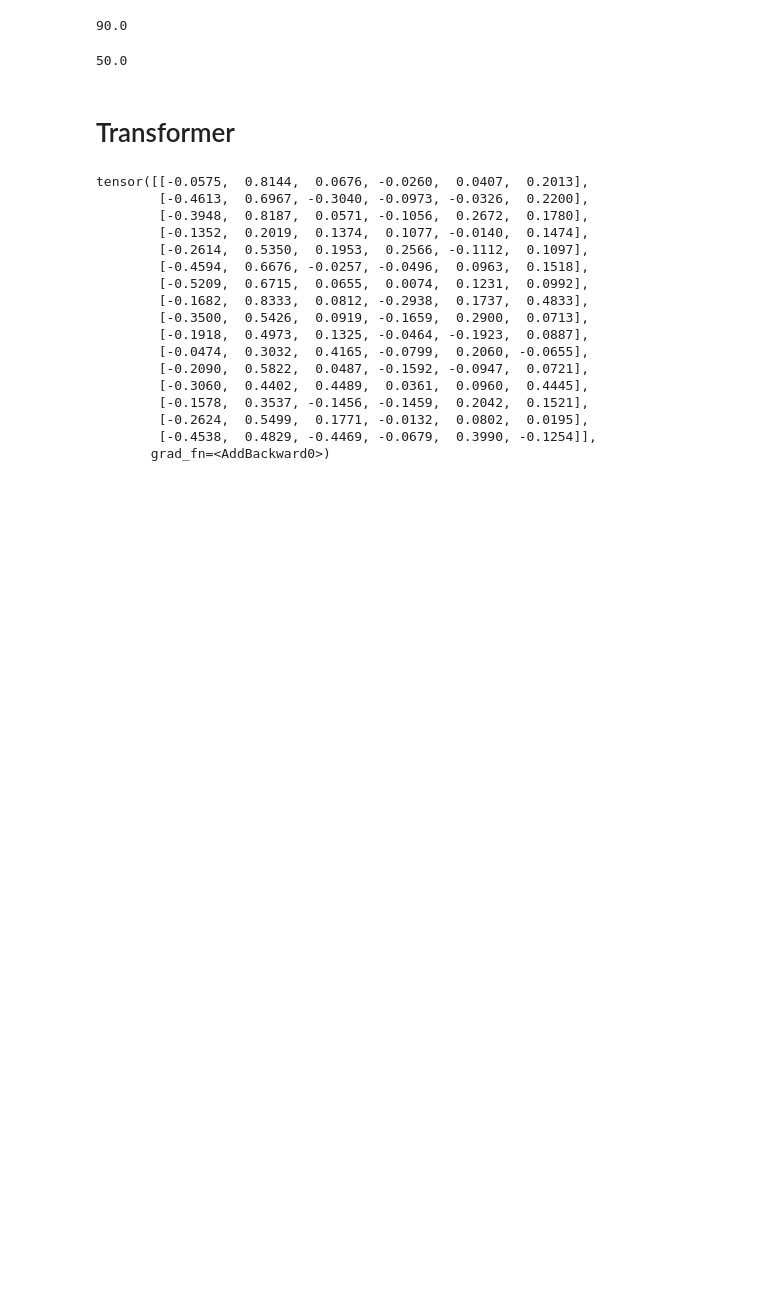
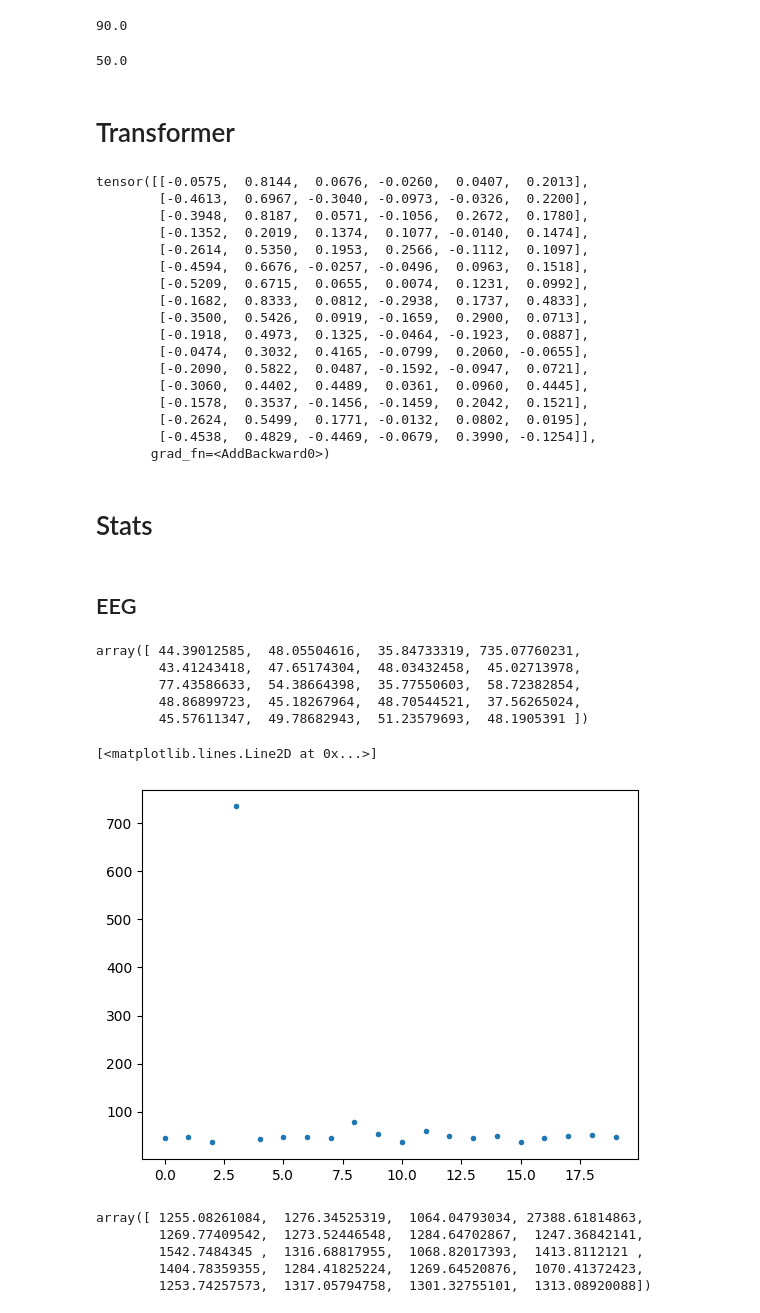
Before and after one commit to mkotyushev/hms, a Jupyter notebook: src/notebooks/eda.ipynb, the cells around one changed output. Drawn from its saved outputs; the diff is of its cells as text; code cells hidden in the pictures; blank space fills up the shorter version.

Commit message:
Add EDA topics
1. Calculate some stats
2. Add gaussinization example

```diff
--- a/src/notebooks/eda.ipynb
+++ b/src/notebooks/eda.ipynb
@@ -9,0 +17,3 @@ from src.model.hms_classifier import HmsClassifier
+# %%
+df_meta = pd.read_csv('/workspace/data_external/train.csv')
+df_meta
@@ -10,5 +34,2 @@ from src.model.hms_classifier import HmsClassifier
 # %% [markdown]
 # Meta
-# %%
-df_meta = pd.read_csv('train.csv')
-df_meta
@@ -842,3 +849,45 @@ tensor([[-0.0575,  0.8144,  0.0676, -0.0260,  0.0407,  0.2013],
         [-0.2624,  0.5499,  0.1771, -0.0132,  0.0802,  0.0195],
         [-0.4538,  0.4829, -0.4469, -0.0679,  0.3990, -0.1254]],
        grad_fn=<AddBackward0>)
+# %% [markdown]
+# Stats
+# %%
+dataset = HmsDataset(
+    df_meta,
+    eeg_dirpath=Path('/workspace/data_external/train_eegs'),
+    spectrogram_dirpath=Path('/workspace/data_external/train_spectrograms'),
+    transform=None,
+    cache=None,
+)
+# %% [markdown]
+## EEG
+# %%
+eeg_mean, eeg_std, eeg_min, eeg_max = build_stats(
+    dataset,
+    filepathes=[
+        dataset.eeg_dirpath / f'{eeg_id}.parquet'
+        for eeg_id in df_meta['eeg_id'].unique()
+    ],
+    type_='eeg'
+)
+# %%
+eeg_mean
+# %% [output]
+array([ 44.39012585,  48.05504616,  35.84733319, 735.07760231,
+        43.41243418,  47.65174304,  48.03432458,  45.02713978,
+        77.43586633,  54.38664398,  35.77550603,  58.72382854,
+        48.86899723,  45.18267964,  48.70544521,  37.56265024,
+        45.57611347,  49.78682943,  51.23579693,  48.1905391 ])
+# %%
+plt.plot(eeg_mean, '.')
+# %% [output]
+[<matplotlib.lines.Line2D at 0x...>]
+[figure, added]
+# %%
+eeg_std
+# %% [output]
+array([ 1255.08261084,  1276.34525319,  1064.04793034, 27388.61814863,
+        1269.77409542,  1273.52446548,  1284.64702867,  1247.36842141,
+        1542.7484345 ,  1316.68817955,  1068.82017393,  1413.8112121 ,
+        1404.78359355,  1284.41825224,  1269.64520876,  1070.41372423,
+        1253.74257573,  1317.05794758,  1301.32755101,  1313.08920088])
```
Also changed, not shown: parts of 42 cells of this notebook, 2 other files.
